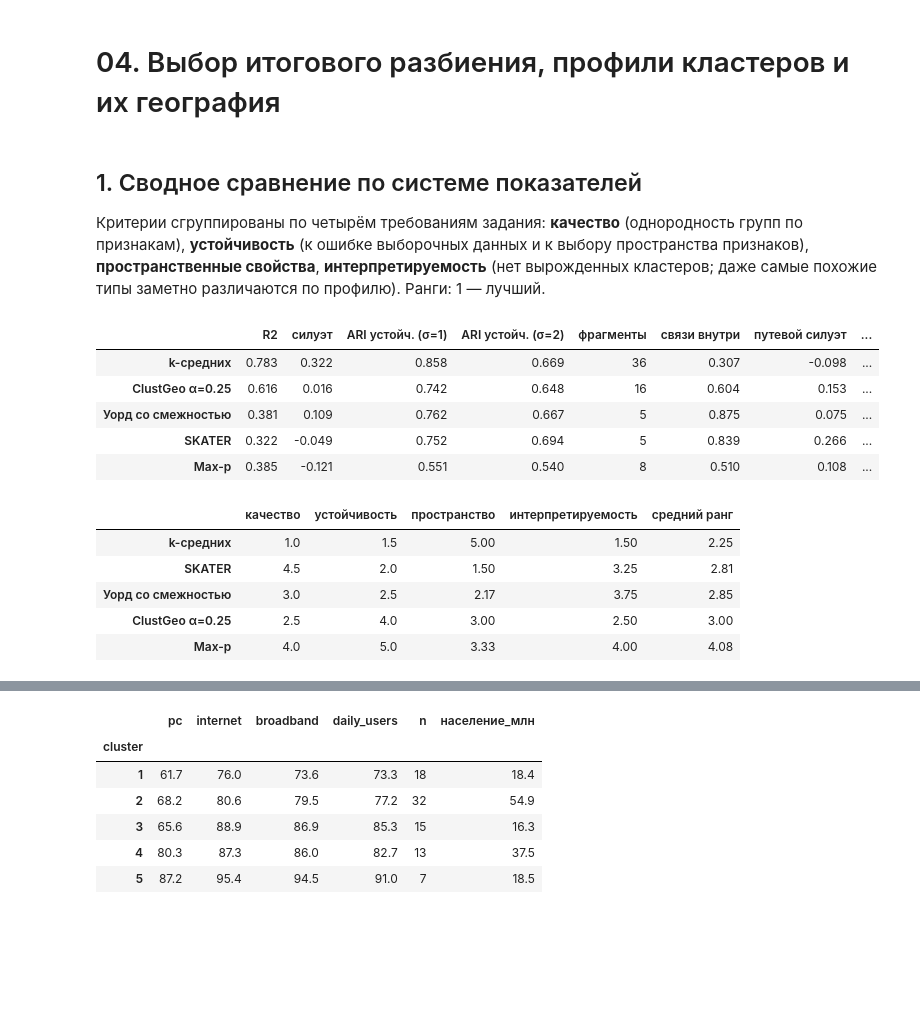
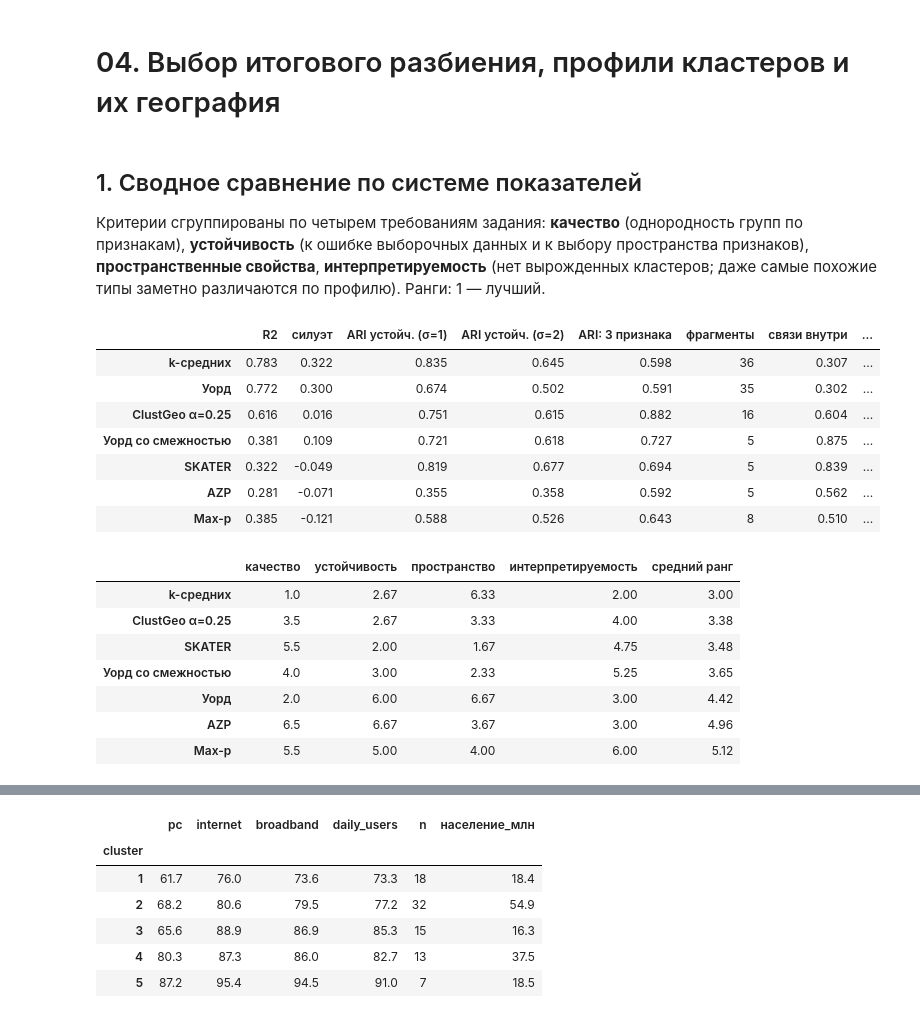
Before and after one commit to MKudryash/regions_collection, a Jupyter notebook: notebooks/04_results.ipynb, the cells around one changed output, grey strips where cells are left out. Saved outputs shown, nothing was run; the diff lists cells and outputs as text; code cells hidden in the pictures; blank space fills up the shorter version.

```diff
--- a/notebooks/04_results.ipynb
+++ b/notebooks/04_results.ipynb
@@ -27,44 +27,52 @@ METHODS = list(metrics.index)
 CG = [m for m in METHODS if m.startswith("ClustGeo")][0]
 # %% [markdown]
 ## 1. Сводное сравнение по системе показателей
-Критерии сгруппированы по четырём требованиям задания: **качество** (однородность групп по признакам),
+Критерии сгруппированы по четырем требованиям задания: **качество** (однородность групп по признакам),
 **устойчивость** (к ошибке выборочных данных и к выбору пространства признаков), **пространственные свойства**,
 **интерпретируемость** (нет вырожденных кластеров; даже самые похожие типы заметно различаются по профилю). Ранги: 1 — лучший.
 # %%
 from scipy.spatial.distance import pdist
 Zall = (gdf[FEATURES] - gdf[FEATURES].mean()) / gdf[FEATURES].std()
 
 def min_centroid_gap(lab):
     """Минимальное расстояние между центрами кластеров в единицах σ: насколько различимы самые близкие типы."""
     return float(pdist(Zall.groupby(lab.to_numpy()).mean().to_numpy()).min())
 
+sens = pd.read_csv(RESULTS / "03_sensitivity.csv", index_col=0)
 summary = pd.DataFrame({
     "R2": metrics.R2, "силуэт": metrics["силуэт"],
     "ARI устойч. (σ=1)": stab[stab["σ, п. п."] == 1].groupby("метод").ARI.mean(),
     "ARI устойч. (σ=2)": stab[stab["σ, п. п."] == 2].groupby("метод").ARI.mean(),
+    "ARI: 3 признака": sens["3 признака (без ШПД)"],
     "фрагменты": metrics["фрагменты"], "связи внутри": metrics["связи внутри"],
     "путевой силуэт": metrics["путевой силуэт"], "мин. размер": metrics["мин. размер"],
     "мин. разрыв центров, σ": pd.Series({m: min_centroid_gap(gdf[m]) for m in metrics.index}),
 }).loc[METHODS]
-higher = ["R2", "силуэт", "ARI устойч. (σ=1)", "ARI устойч. (σ=2)", "связи внутри", "путевой силуэт", "мин. размер", "мин. разрыв центров, σ"]
+higher = ["R2", "силуэт", "ARI устойч. (σ=1)", "ARI устойч. (σ=2)", "ARI: 3 признака", "связи внутри", "путевой силуэт",
+          "мин. размер", "мин. разрыв центров, σ"]
 ranks = pd.DataFrame({c: summary[c].rank(ascending=c not in higher) for c in summary})
-groups = {"качество": ["R2", "силуэт"], "устойчивость": ["ARI устойч. (σ=1)", "ARI устойч. (σ=2)"],
+groups = {"качество": ["R2", "силуэт"], "устойчивость": ["ARI устойч. (σ=1)", "ARI устойч. (σ=2)", "ARI: 3 признака"],
           "пространство": ["фрагменты", "связи внутри", "путевой силуэт"], "интерпретируемость": ["мин. размер", "мин. разрыв центров, σ"]}
 grank = pd.DataFrame({g: ranks[c].mean(axis=1) for g, c in groups.items()})
 grank["средний ранг"] = grank.mean(axis=1)
 summary.to_csv(RESULTS / "04_summary_metrics.csv", encoding="utf-8")
 grank.to_csv(RESULTS / "04_group_ranks.csv", encoding="utf-8")
-display(summary.round(3)); grank.round(2).sort_values("средний ранг")
+display(summary.assign(**{"ARI: W = KNN-6 (справочно)": sens["W = KNN-6"]}).round(3))
+grank.round(2).sort_values("средний ранг")
 # %% [output]
-|  | R2 | силуэт | ARI устойч. (σ=1) | ARI устойч. (σ=2) | фрагменты | связи внутри | путевой силуэт | ... |
-| k-средних | 0.783 | 0.322 | 0.858 | 0.669 | 36 | 0.307 | -0.098 | ... |
-| ClustGeo α=0.25 | 0.616 | 0.016 | 0.742 | 0.648 | 16 | 0.604 | 0.153 | ... |
-| Уорд со смежностью | 0.381 | 0.109 | 0.762 | 0.667 | 5 | 0.875 | 0.075 | ... |
-| SKATER | 0.322 | -0.049 | 0.752 | 0.694 | 5 | 0.839 | 0.266 | ... |
-| Max-p | 0.385 | -0.121 | 0.551 | 0.540 | 8 | 0.510 | 0.108 | ... |
+|  | R2 | силуэт | ARI устойч. (σ=1) | ARI устойч. (σ=2) | ARI: 3 признака | фрагменты | связи внутри | ... |
+| k-средних | 0.783 | 0.322 | 0.835 | 0.645 | 0.598 | 36 | 0.307 | ... |
+| Уорд | 0.772 | 0.300 | 0.674 | 0.502 | 0.591 | 35 | 0.302 | ... |
+| ClustGeo α=0.25 | 0.616 | 0.016 | 0.751 | 0.615 | 0.882 | 16 | 0.604 | ... |
+| Уорд со смежностью | 0.381 | 0.109 | 0.721 | 0.618 | 0.727 | 5 | 0.875 | ... |
+| SKATER | 0.322 | -0.049 | 0.819 | 0.677 | 0.694 | 5 | 0.839 | ... |
+| AZP | 0.281 | -0.071 | 0.355 | 0.358 | 0.592 | 5 | 0.562 | ... |
+| Max-p | 0.385 | -0.121 | 0.588 | 0.526 | 0.643 | 8 | 0.510 | ... |
 |  | качество | устойчивость | пространство | интерпретируемость | средний ранг |
-| k-средних | 1.0 | 1.5 | 5.00 | 1.50 | 2.25 |
-| SKATER | 4.5 | 2.0 | 1.50 | 3.25 | 2.81 |
-| Уорд со смежностью | 3.0 | 2.5 | 2.17 | 3.75 | 2.85 |
-| ClustGeo α=0.25 | 2.5 | 4.0 | 3.00 | 2.50 | 3.00 |
-| Max-p | 4.0 | 5.0 | 3.33 | 4.00 | 4.08 |
+| k-средних | 1.0 | 2.67 | 6.33 | 2.00 | 3.00 |
+| ClustGeo α=0.25 | 3.5 | 2.67 | 3.33 | 4.00 | 3.38 |
+| SKATER | 5.5 | 2.00 | 1.67 | 4.75 | 3.48 |
+| Уорд со смежностью | 4.0 | 3.00 | 2.33 | 5.25 | 3.65 |
+| Уорд | 2.0 | 6.00 | 6.67 | 3.00 | 4.42 |
+| AZP | 6.5 | 6.67 | 3.67 | 3.00 | 4.96 |
+| Max-p | 5.5 | 5.00 | 4.00 | 6.00 | 5.12 |
```
Also changed, not shown: parts of 12 cells of this notebook, 48 other files.
